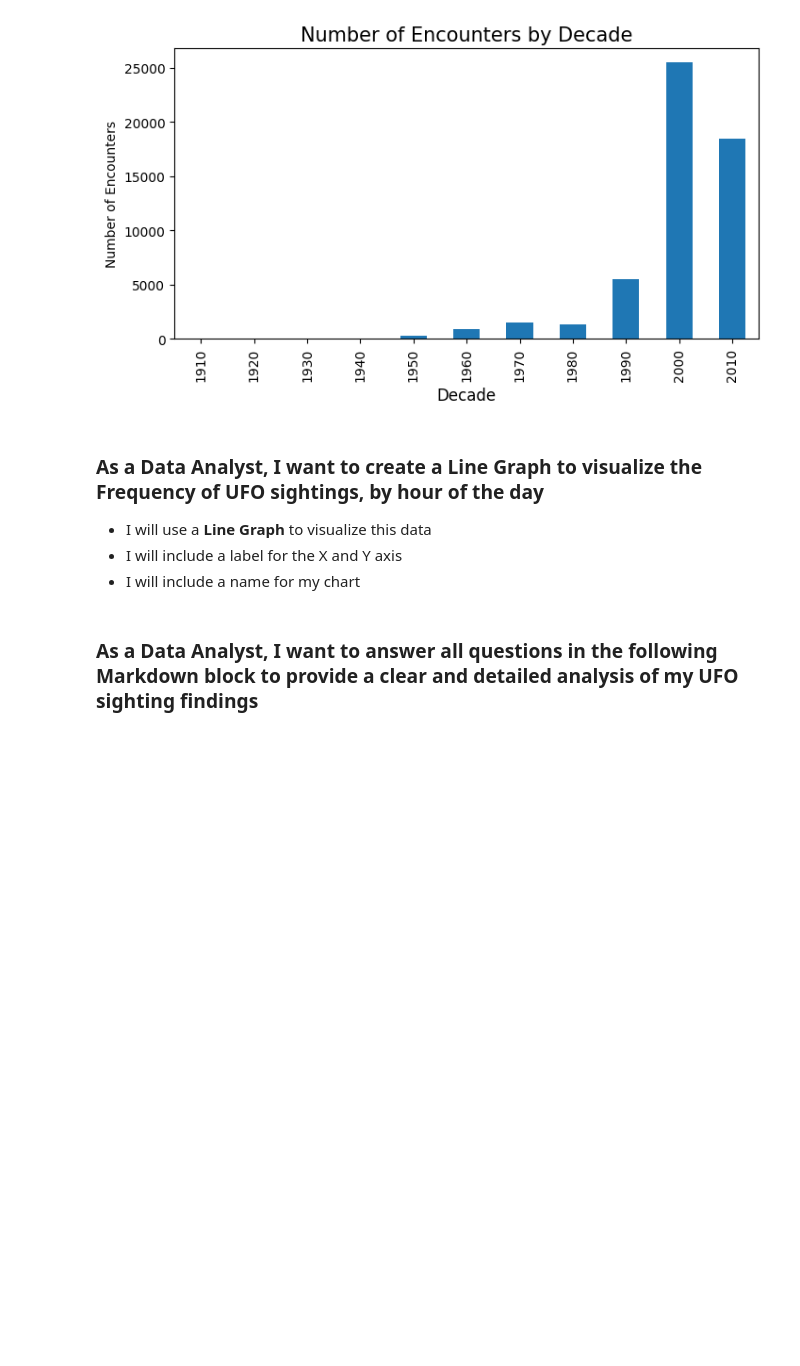
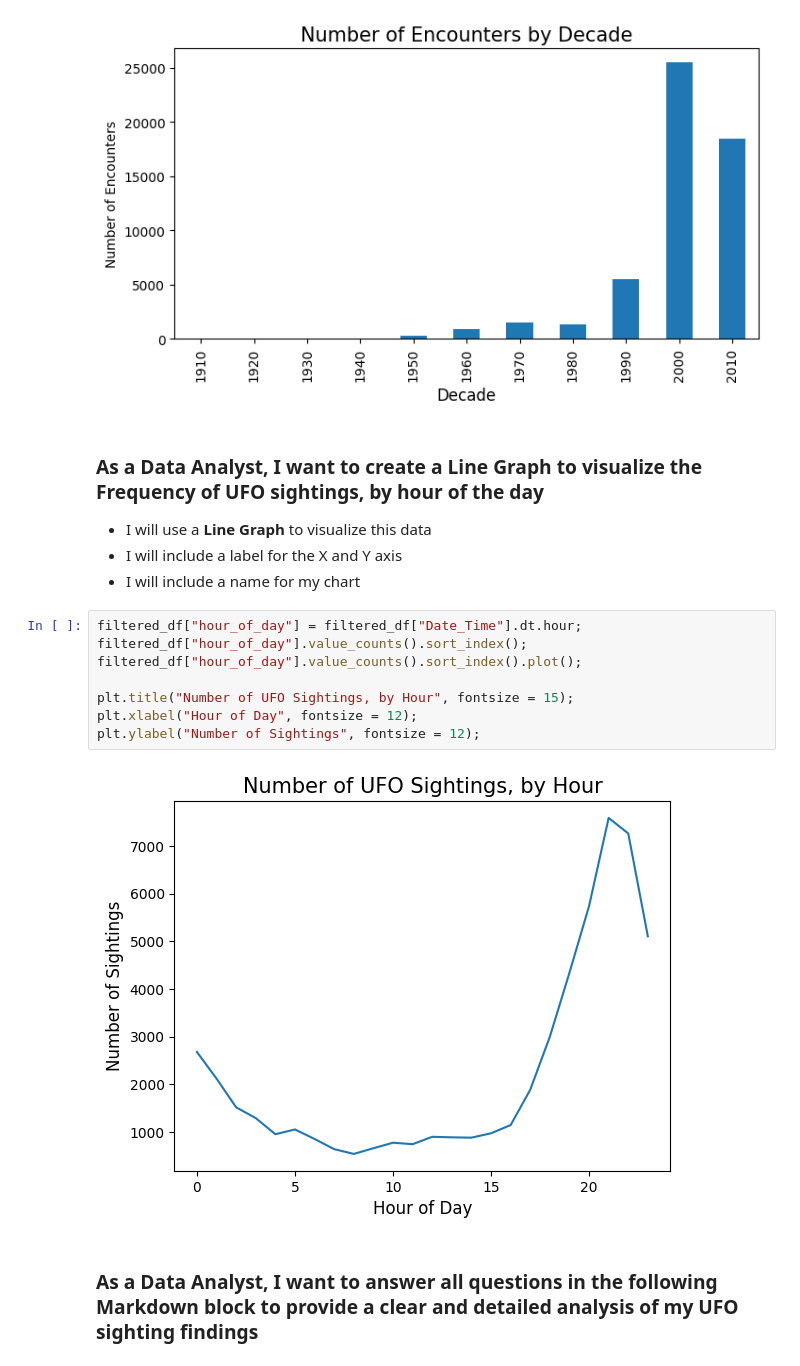
Before and after one commit to Nathan-Seeley/Project_Visualizing_Data_Matplotlib, a Jupyter notebook: Pandas_MatPlotLib_User_Stories.ipynb, the cells around one changed output. Drawn from its saved outputs; the diff is of its cells as text; blank space fills up the shorter version.

Commit message:
Created a line graph to represent the number of UFO sightings, by hour and answered analysis questions based off the graphs/charts created for final submission of project

```diff
--- a/Pandas_MatPlotLib_User_Stories.ipynb
+++ b/Pandas_MatPlotLib_User_Stories.ipynb
@@ -125,6 +126,16 @@ plt.ylabel("Number of Encounters");
 * I will use a **Line Graph** to visualize this data
 * I will include a label for the X and Y axis
 * I will include a name for my chart
+# %%
+filtered_df["hour_of_day"] = filtered_df["Date_Time"].dt.hour;
+filtered_df["hour_of_day"].value_counts().sort_index();
+filtered_df["hour_of_day"].value_counts().sort_index().plot();
+
+plt.title("Number of UFO Sightings, by Hour", fontsize = 15);
+plt.xlabel("Hour of Day", fontsize = 12);
+plt.ylabel("Number of Sightings", fontsize = 12);
+# %% [output]
+[figure, added]
 # %% [markdown]
 ### As a Data Analyst, I want to answer all questions in the following Markdown block to provide a **clear and detailed analysis of my UFO sighting findings**
 # %% [markdown]
```
Also changed, not shown: parts of 3 cells of this notebook.
